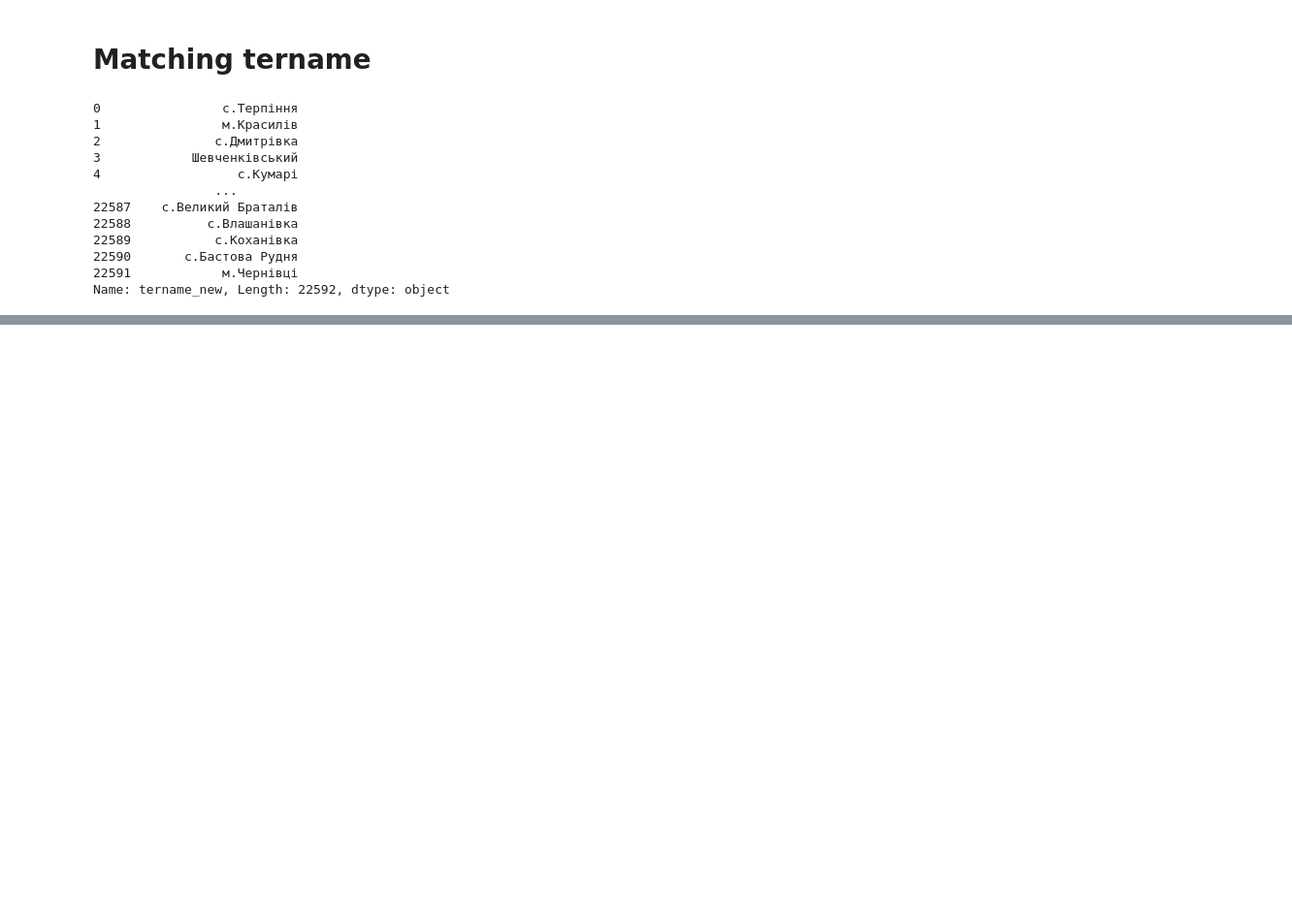
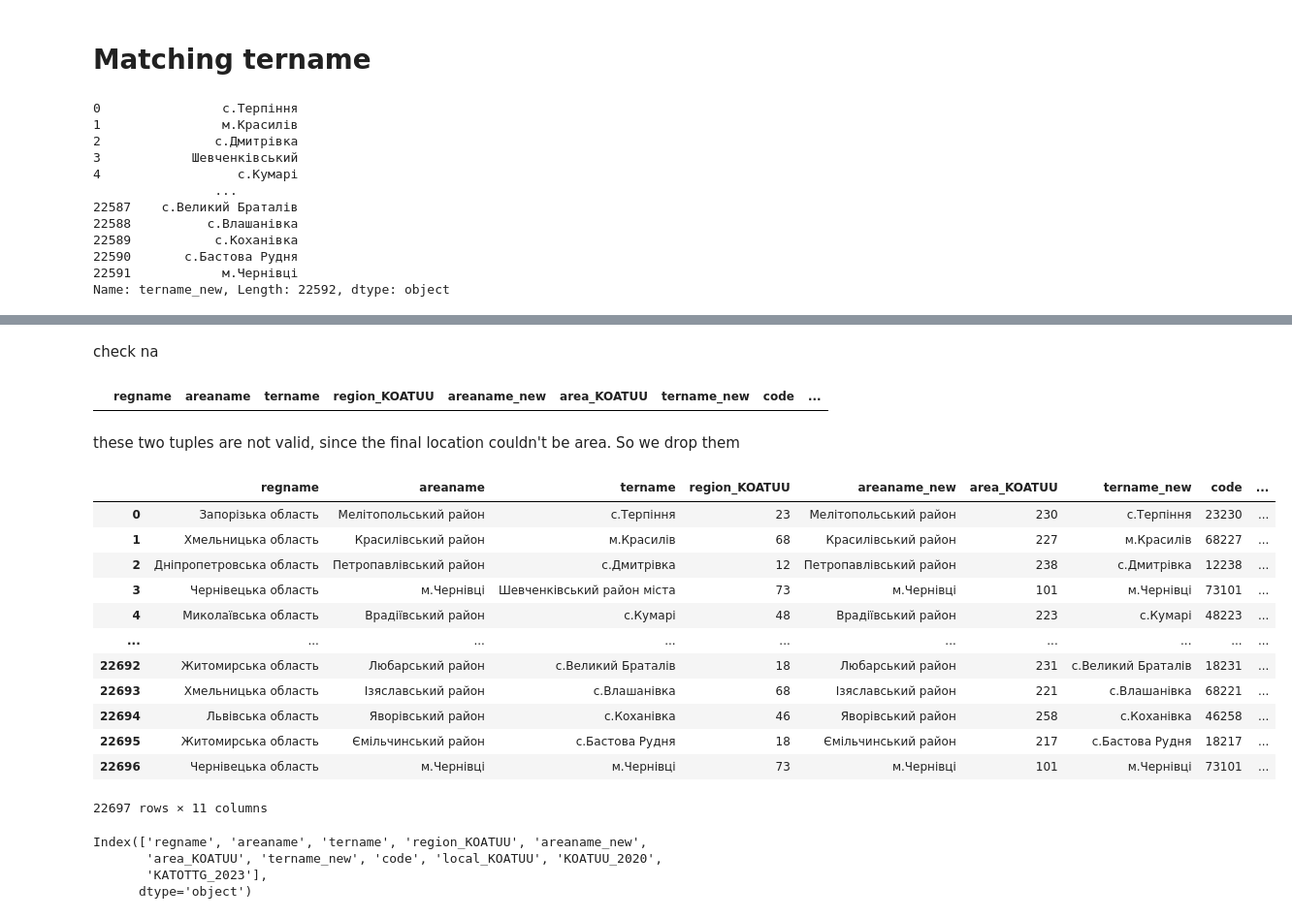
Before and after one commit to DataResponsibly/ZNO-Dataset, a Jupyter notebook: notebooks/students_level/locations.ipynb, the cells around one changed output, grey strips where cells are left out. Shown at 97% size. Cells and saved outputs as stored; diff of their text form; code cells hidden in the pictures; blank space fills up the shorter version.

Commit message:
locations 2016-2021

```diff
--- a/notebooks/students_level/locations.ipynb
+++ b/notebooks/students_level/locations.ipynb
@@ -280,0 +471,3 @@ Name: tername_new, Length: 22592, dtype: object
+# %%
+comparison.rename(columns = {'Кодифікатор':'KATOTTG_2023',"Код об'єкта КОАТУУ ":'KOATUU_2020','Категорія об’єкта':'category', 'Назва об’єкта':'name'}, inplace=True)
+comparison
@@ -280,0 +488,9 @@ Name: tername_new, Length: 22592, dtype: object
+# %%
+comparison_loc = comparison[comparison.category.isin(['С', 'М', 'В', 'Т', 'Х'])]
+# %%
+locations_KOATUU.loc[(locations_KOATUU.KOATUU_2020 == '5120280501'), 'local_KOATUU'] = '80401'
+locations_KOATUU.loc[(locations_KOATUU.KOATUU_2020 == '5120280501'), 'KOATUU_2020'] = '5120280401'
+# %%
+locations_KATOTTG = locations_KOATUU.merge(comparison_loc[['KATOTTG_2023']], left_on=[locations_KOATUU['KOATUU_2020']], right_on=[comparison_loc['KOATUU_2020']], how='left')
+locations_KATOTTG  = locations_KATOTTG.drop(columns = ['key_0'], axis=1)
+locations_KATOTTG.head()
@@ -280,0 +504,33 @@ Name: tername_new, Length: 22592, dtype: object
+# %% [markdown]
+check na
+# %%
+locations_KATOTTG[(locations_KATOTTG.KATOTTG_2023.isna())]
+# %% [output]
+|  | regname | areaname | tername | region_KOATUU | areaname_new | area_KOATUU | tername_new | code | ... |
+# %% [markdown]
+these two tuples are not valid, since the final location couldn't be area. So we drop them
+# %%
+locations_KATOTTG= locations_KATOTTG[(locations_KATOTTG.KATOTTG_2023.notna())]
+locations_KATOTTG.reset_index(drop=True, inplace=True)
+locations_KATOTTG
+# %% [output]
+|  | regname | areaname | tername | region_KOATUU | areaname_new | area_KOATUU | tername_new | code | ... |
+| 0 | Запорізька область | Мелітопольський район | с.Терпіння | 23 | Мелітопольський район | 230 | с.Терпіння | 23230 | ... |
+| 1 | Хмельницька область | Красилівський район | м.Красилів | 68 | Красилівський район | 227 | м.Красилів | 68227 | ... |
+| 2 | Дніпропетровська область | Петропавлівський район | с.Дмитрівка | 12 | Петропавлівський район | 238 | с.Дмитрівка | 12238 | ... |
+| 3 | Чернівецька область | м.Чернівці | Шевченківський район міста | 73 | м.Чернівці | 101 | м.Чернівці | 73101 | ... |
+| 4 | Миколаївська область | Врадіївський район | с.Кумарі | 48 | Врадіївський район | 223 | с.Кумарі | 48223 | ... |
+| ... | ... | ... | ... | ... | ... | ... | ... | ... | ... |
+| 22692 | Житомирська область | Любарський район | с.Великий Браталів | 18 | Любарський район | 231 | с.Великий Браталів | 18231 | ... |
+| 22693 | Хмельницька область | Ізяславський район | с.Влашанівка | 68 | Ізяславський район | 221 | с.Влашанівка | 68221 | ... |
+| 22694 | Львівська область | Яворівський район | с.Коханівка | 46 | Яворівський район | 258 | с.Коханівка | 46258 | ... |
+| 22695 | Житомирська область | Ємільчинський район | с.Бастова Рудня | 18 | Ємільчинський район | 217 | с.Бастова Рудня | 18217 | ... |
+| 22696 | Чернівецька область | м.Чернівці | м.Чернівці | 73 | м.Чернівці | 101 | м.Чернівці | 73101 | ... |
+22697 rows × 11 columns
+# %%
+locations_KATOTTG.columns
+# %% [output]
+Index(['regname', 'areaname', 'tername', 'region_KOATUU', 'areaname_new',
+       'area_KOATUU', 'tername_new', 'code', 'local_KOATUU', 'KOATUU_2020',
+       'KATOTTG_2023'],
+      dtype='object')
```
Also changed, not shown: parts of 45 cells of this notebook.
